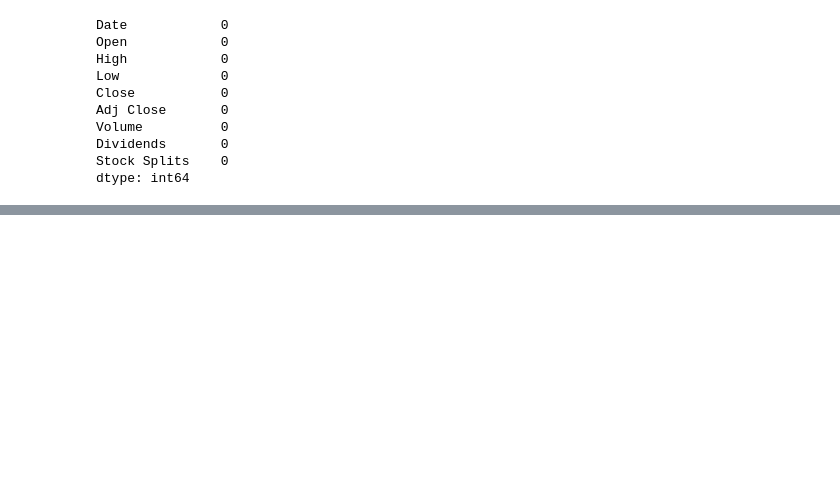
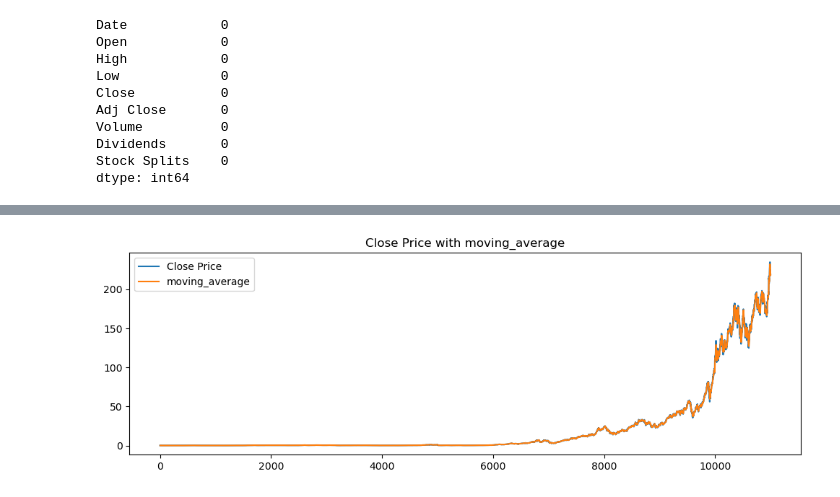
Before and after one commit to abrehamashebir/kaim3-stock-price-analysis, a Jupyter notebook: notebook/apple_stock-EDA.ipynb, the cells around one changed output, grey strips where cells are left out. Cells and saved outputs as stored; diff of their text form; code cells hidden in the pictures; blank space fills up the shorter version.

```diff
--- a/notebook/apple_stock-EDA.ipynb
+++ b/notebook/apple_stock-EDA.ipynb
@@ -99,0 +127,6 @@ apple_data['moving_average'] = apple_data['Open'].rolling(window=3).mean()
+# %%
+
+
+visualize_moving_average(apple_data)
+# %% [output]
+[figure, added]
```
Also changed, not shown: parts of 18 cells of this notebook, 2 other files.
